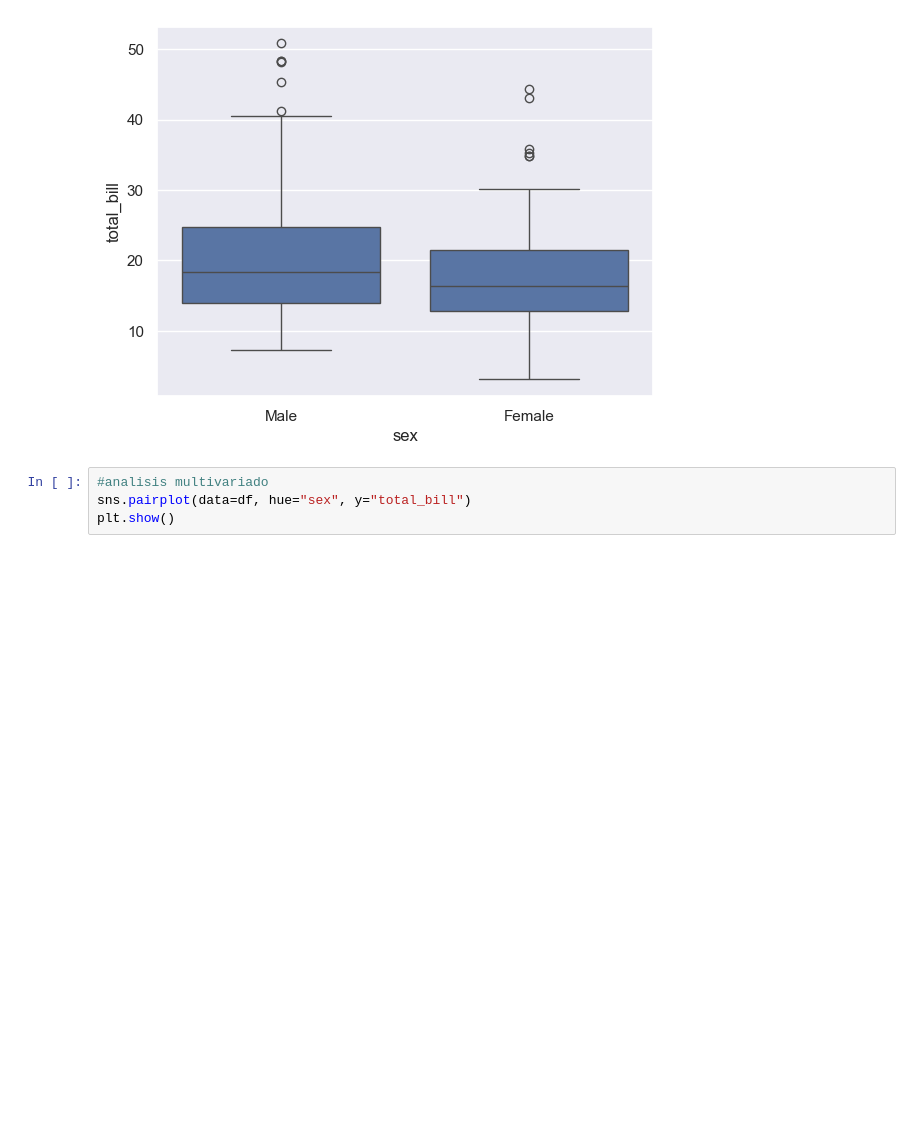
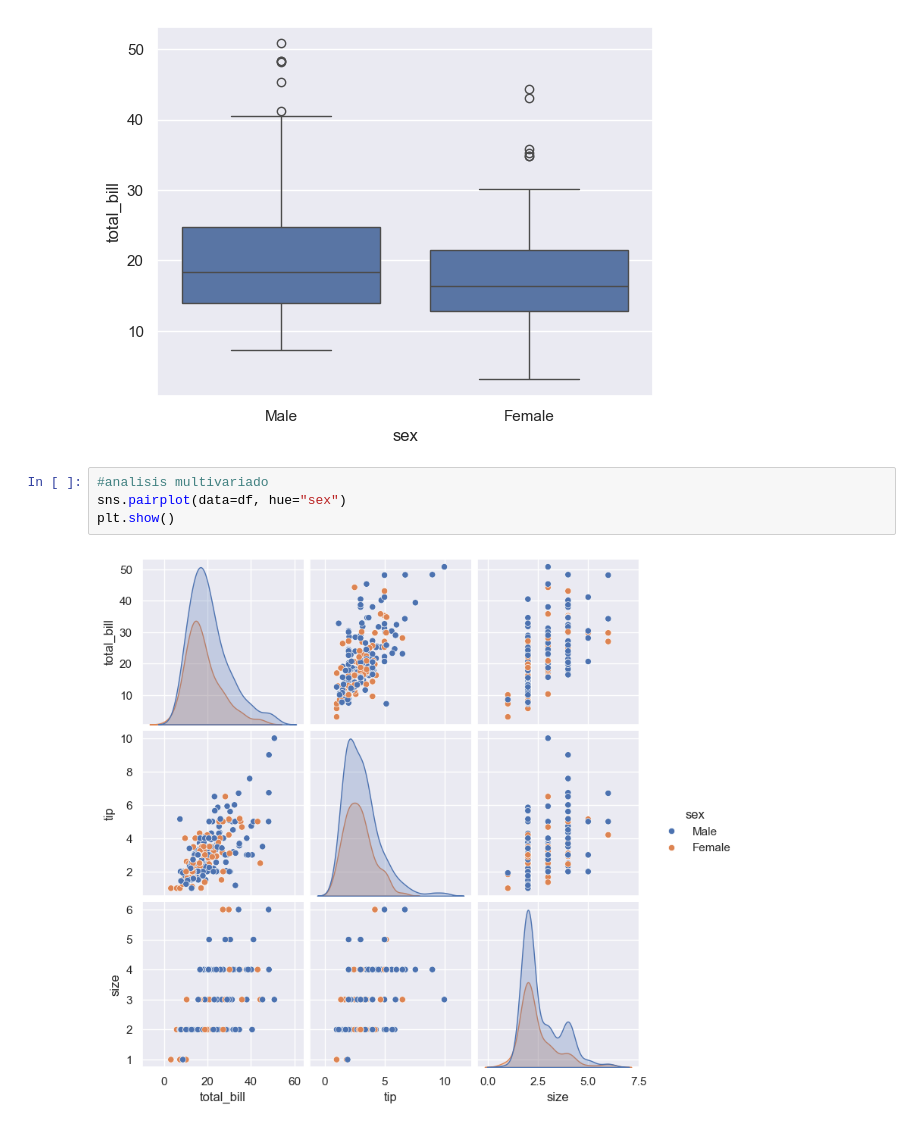
Before and after one commit to emilianostic/analisdedatos, a Jupyter notebook: datos/Scripts/AnalisisDatos.ipynb, the cells around one changed output. Drawn from its saved outputs; the diff is of its cells as text; blank space fills up the shorter version.

```diff
--- a/datos/Scripts/AnalisisDatos.ipynb
+++ b/datos/Scripts/AnalisisDatos.ipynb
@@ -586,5 +586,7 @@ plt.show()
 [figure]
 # %%
 #analisis multivariado
-sns.pairplot(data=df, hue="sex", y="total_bill")
+sns.pairplot(data=df, hue="sex")
 plt.show()
+# %% [output]
+[figure, added]
```
